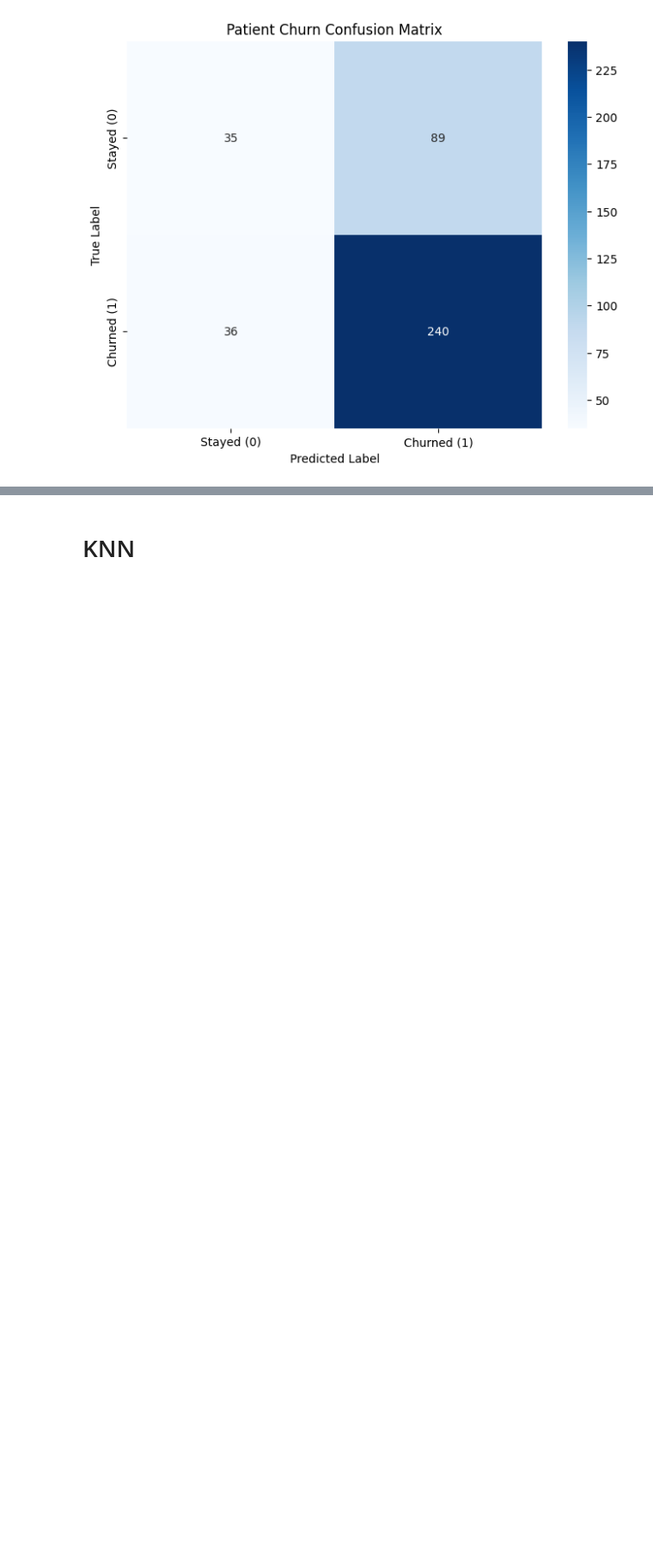
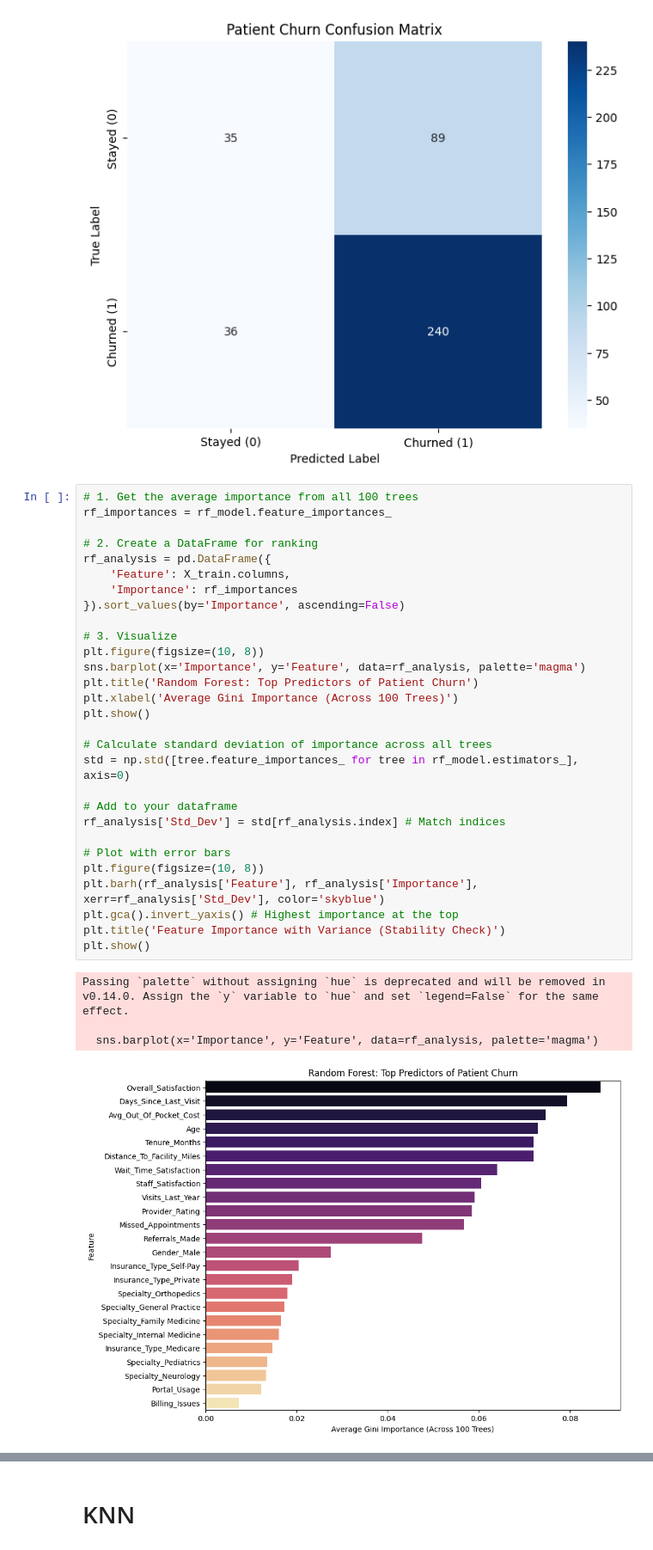
Before and after one commit to Gurdeep2005/AI_paper_code, a Jupyter notebook: models.ipynb, the cells around one changed output, grey strips where cells are left out. Shown at 86% size. Saved outputs shown, nothing was run; the diff lists cells and outputs as text; blank space fills up the shorter version.

```diff
--- a/models.ipynb
+++ b/models.ipynb
@@ -336,3 +425,37 @@ F1-Score: 0.7934
    macro avg       0.61      0.58      0.58       400
 weighted avg       0.66      0.69      0.66       400
 [figure]
+# %%
+# 1. Get the average importance from all 100 trees
+rf_importances = rf_model.feature_importances_
+
+# 2. Create a DataFrame for ranking
+rf_analysis = pd.DataFrame({
+    'Feature': X_train.columns,
+    'Importance': rf_importances
+}).sort_values(by='Importance', ascending=False)
+
+# 3. Visualize
+plt.figure(figsize=(10, 8))
+sns.barplot(x='Importance', y='Feature', data=rf_analysis, palette='magma')
+plt.title('Random Forest: Top Predictors of Patient Churn')
+plt.xlabel('Average Gini Importance (Across 100 Trees)')
+plt.show()
+
+# Calculate standard deviation of importance across all trees
+std = np.std([tree.feature_importances_ for tree in rf_model.estimators_], axis=0)
+
+# Add to your dataframe
+rf_analysis['Std_Dev'] = std[rf_analysis.index] # Match indices
+
+# Plot with error bars
+plt.figure(figsize=(10, 8))
+plt.barh(rf_analysis['Feature'], rf_analysis['Importance'], xerr=rf_analysis['Std_Dev'], color='skyblue')
+plt.gca().invert_yaxis() # Highest importance at the top
+plt.title('Feature Importance with Variance (Stability Check)')
+plt.show()
+# %% [output]
+Passing `palette` without assigning `hue` is deprecated and will be removed in v0.14.0. Assign the `y` variable to `hue` and set `legend=False` for the same effect.
+
+  sns.barplot(x='Importance', y='Feature', data=rf_analysis, palette='magma')
+[figure, added]
```
Also changed, not shown: parts of 4 cells of this notebook.
